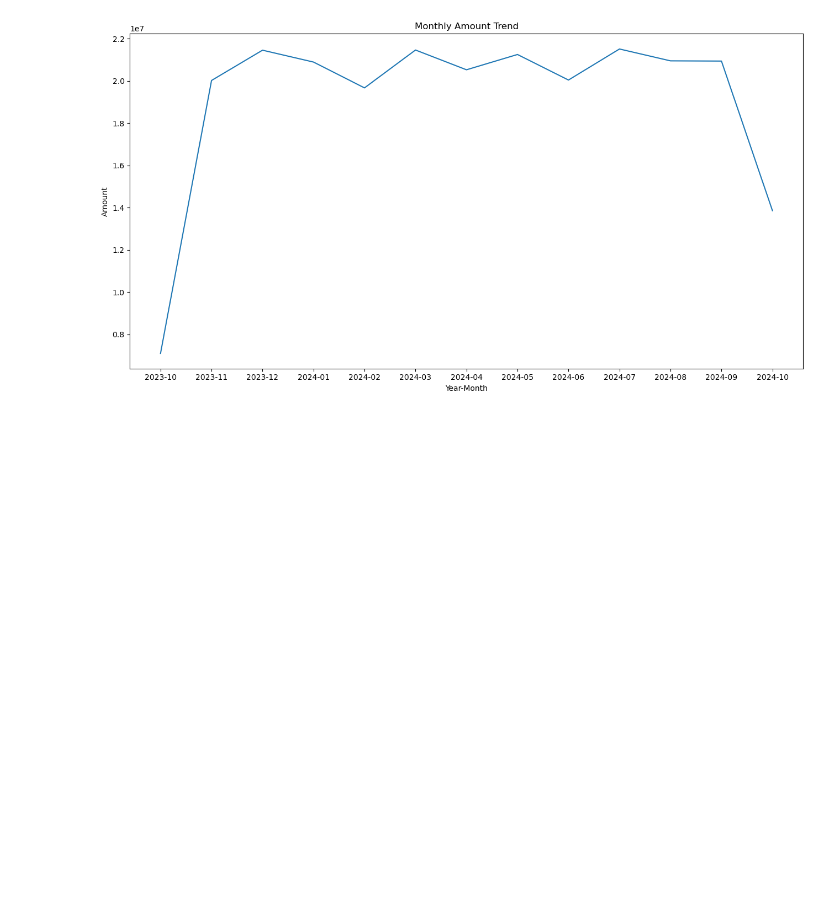
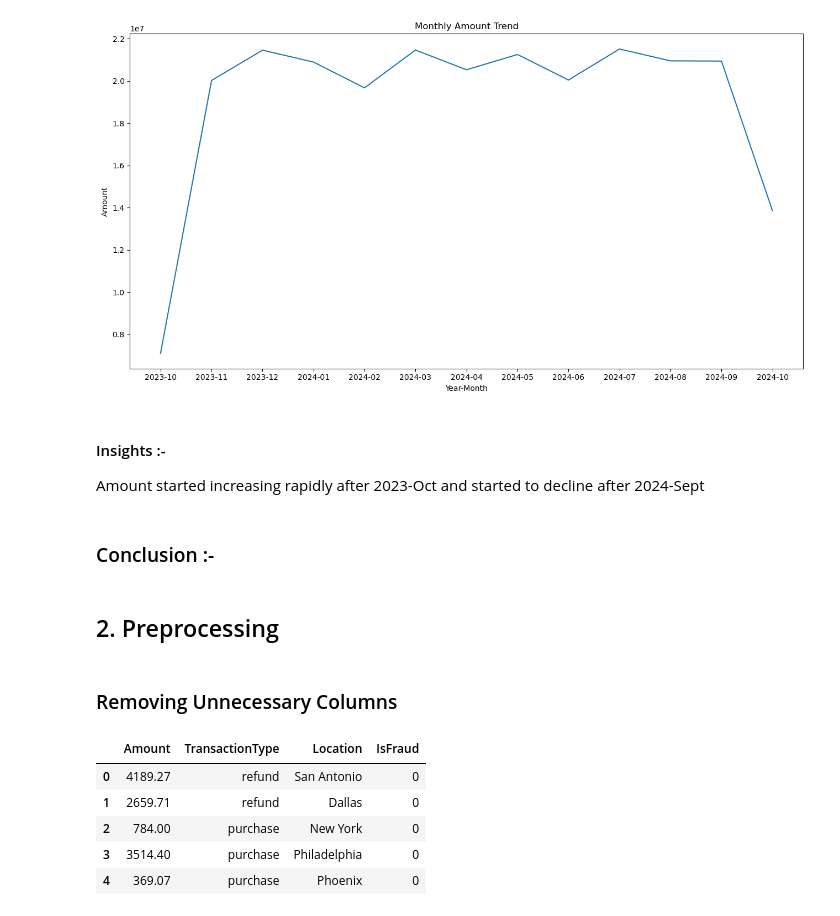
Before and after one commit to Yash-Codes07/DecodeLabs_Tasks, a Jupyter notebook: TASK_2/notebooks/Project2.ipynb, the cells around one changed output. Cells and saved outputs as stored; diff of their text form; code cells hidden in the pictures; blank space fills up the shorter version.

```diff
--- a/TASK_2/notebooks/Project2.ipynb
+++ b/TASK_2/notebooks/Project2.ipynb
@@ -162,3 +178,12 @@ plt.tight_layout()
 plt.show()
 # %% [output]
 [figure]
+# %% [markdown]
+#### Insights :-
+Amount started increasing rapidly after 2023-Oct and started to decline after 2024-Sept
+# %% [markdown]
+### Conclusion :-
+# %% [markdown]
+## 2. Preprocessing
+# %% [markdown]
+### Removing Unnecessary Columns
@@ -164,0 +192,9 @@ plt.show()
+# %%
+df.head()
+# %% [output]
+|  | Amount | TransactionType | Location | IsFraud |
+| 0 | 4189.27 | refund | San Antonio | 0 |
+| 1 | 2659.71 | refund | Dallas | 0 |
+| 2 | 784.00 | purchase | New York | 0 |
+| 3 | 3514.40 | purchase | Philadelphia | 0 |
+| 4 | 369.07 | purchase | Phoenix | 0 |
```
Also changed, not shown: parts of 24 cells of this notebook.
